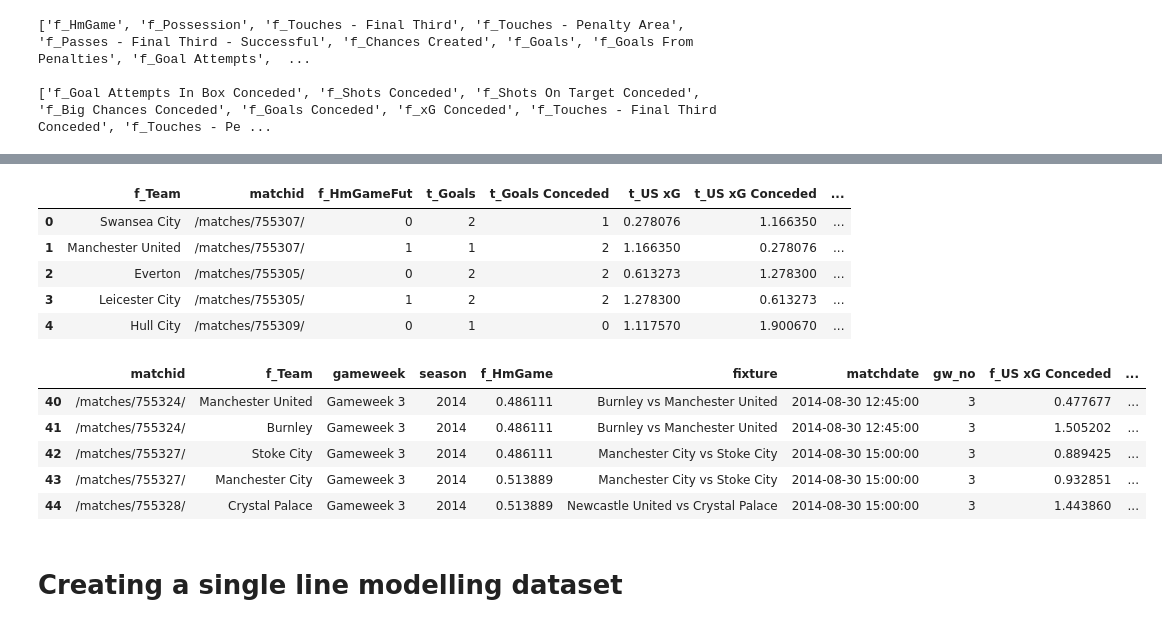
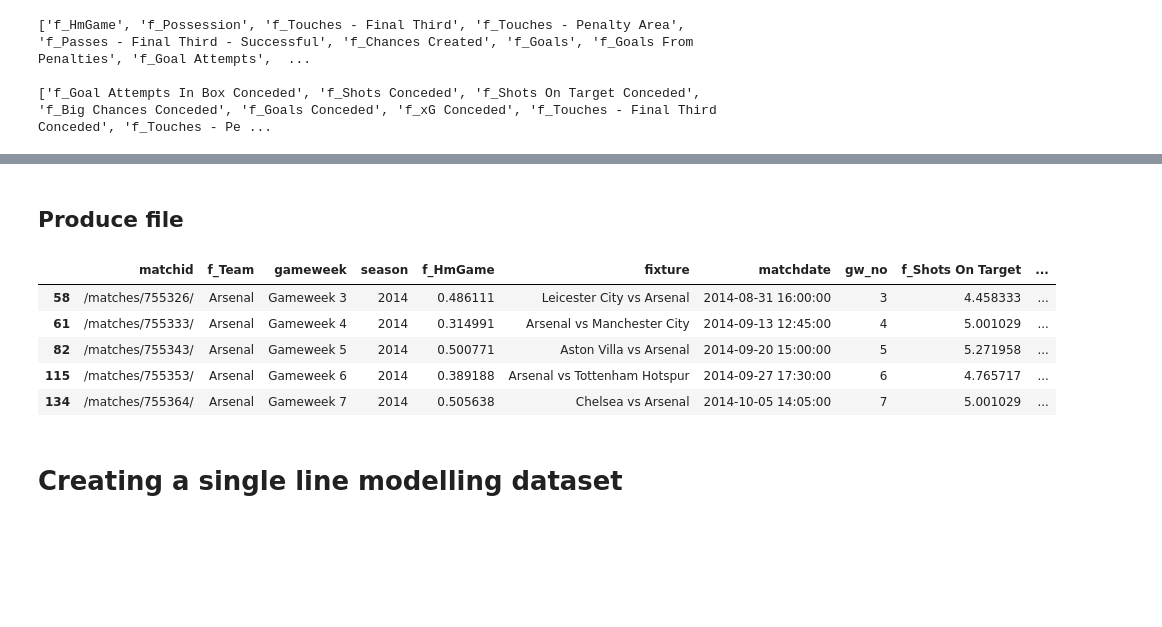
Before and after one commit to ByronT14/EPL-Predictions, a Jupyter notebook: _03_PredictResult.ipynb, the cells around one changed output, grey strips where cells are left out. Cells and saved outputs as stored; diff of their text form; code cells hidden in the pictures; blank space fills up the shorter version.

```diff
--- a/_03_PredictResult.ipynb
+++ b/_03_PredictResult.ipynb
@@ -193,28 +264,17 @@ calculated_features = ["f_netxg","f_xGRatio","f_ShotsRatio","f_ShOnTargetRatio"]
-# %%
-target_goals = results[['f_Team', 'matchid','f_HmGame','f_Goals', 'f_Goals Conceded',"f_US xG", "f_US xG Conceded"]].copy()
-target_goals.columns = ['f_Team', 'matchid','f_HmGameFut','t_Goals', 't_Goals Conceded',"t_US xG", "t_US xG Conceded"]
-target_goals.loc[0:,"t_Goals_Scored_In"] = np.where(target_goals["t_Goals"]>0,1,0)
-target_goals.loc[0:,"t_Goals_Conceded_In"] = np.where(target_goals["t_Goals Conceded"]>0,1,0)
-target_goals.head()
-# %% [output]
-|  | f_Team | matchid | f_HmGameFut | t_Goals | t_Goals Conceded | t_US xG | t_US xG Conceded | ... |
-| 0 | Swansea City | /matches/755307/ | 0 | 2 | 1 | 0.278076 | 1.166350 | ... |
-| 1 | Manchester United | /matches/755307/ | 1 | 1 | 2 | 1.166350 | 0.278076 | ... |
-| 2 | Everton | /matches/755305/ | 0 | 2 | 2 | 0.613273 | 1.278300 | ... |
-| 3 | Leicester City | /matches/755305/ | 1 | 2 | 2 | 1.278300 | 0.613273 | ... |
-| 4 | Hull City | /matches/755309/ | 0 | 1 | 0 | 1.117570 | 1.900670 | ... |
+# %% [markdown]
+## Produce file
 # %%
-ema_output = ema_no_reset(training, span=36,feature_cols=features)
+ema_output = ema_no_reset(results, span=36,feature_cols=features)
 ema_target = pd.merge(ema_output, target_goals, on = ['f_Team','matchid']).dropna() ## this contains our target variable
 # %%
-ema_target.head()
+ema_target[ema_target["f_Team"]=="Arsenal"].head(5)
 # %% [output]
-|  | matchid | f_Team | gameweek | season | f_HmGame | fixture | matchdate | gw_no | f_US xG Conceded | ... |
-| 40 | /matches/755324/ | Manchester United | Gameweek 3 | 2014 | 0.486111 | Burnley vs Manchester United | 2014-08-30 12:45:00 | 3 | 0.477677 | ... |
-| 41 | /matches/755324/ | Burnley | Gameweek 3 | 2014 | 0.486111 | Burnley vs Manchester United | 2014-08-30 12:45:00 | 3 | 1.505202 | ... |
-| 42 | /matches/755327/ | Stoke City | Gameweek 3 | 2014 | 0.486111 | Manchester City vs Stoke City | 2014-08-30 15:00:00 | 3 | 0.889425 | ... |
-| 43 | /matches/755327/ | Manchester City | Gameweek 3 | 2014 | 0.513889 | Manchester City vs Stoke City | 2014-08-30 15:00:00 | 3 | 0.932851 | ... |
-| 44 | /matches/755328/ | Crystal Palace | Gameweek 3 | 2014 | 0.513889 | Newcastle United vs Crystal Palace | 2014-08-30 15:00:00 | 3 | 1.443860 | ... |
+|  | matchid | f_Team | gameweek | season | f_HmGame | fixture | matchdate | gw_no | f_Shots On Target | ... |
+| 58 | /matches/755326/ | Arsenal | Gameweek 3 | 2014 | 0.486111 | Leicester City vs Arsenal | 2014-08-31 16:00:00 | 3 | 4.458333 | ... |
+| 61 | /matches/755333/ | Arsenal | Gameweek 4 | 2014 | 0.314991 | Arsenal vs Manchester City | 2014-09-13 12:45:00 | 4 | 5.001029 | ... |
+| 82 | /matches/755343/ | Arsenal | Gameweek 5 | 2014 | 0.500771 | Aston Villa vs Arsenal | 2014-09-20 15:00:00 | 5 | 5.271958 | ... |
+| 115 | /matches/755353/ | Arsenal | Gameweek 6 | 2014 | 0.389188 | Arsenal vs Tottenham Hotspur | 2014-09-27 17:30:00 | 6 | 4.765717 | ... |
+| 134 | /matches/755364/ | Arsenal | Gameweek 7 | 2014 | 0.505638 | Chelsea vs Arsenal | 2014-10-05 14:05:00 | 7 | 5.001029 | ... |
 # %% [markdown]
 # Creating a single line modelling dataset
 # %%
```
Also changed, not shown: parts of 59 cells of this notebook, 5 other files.
